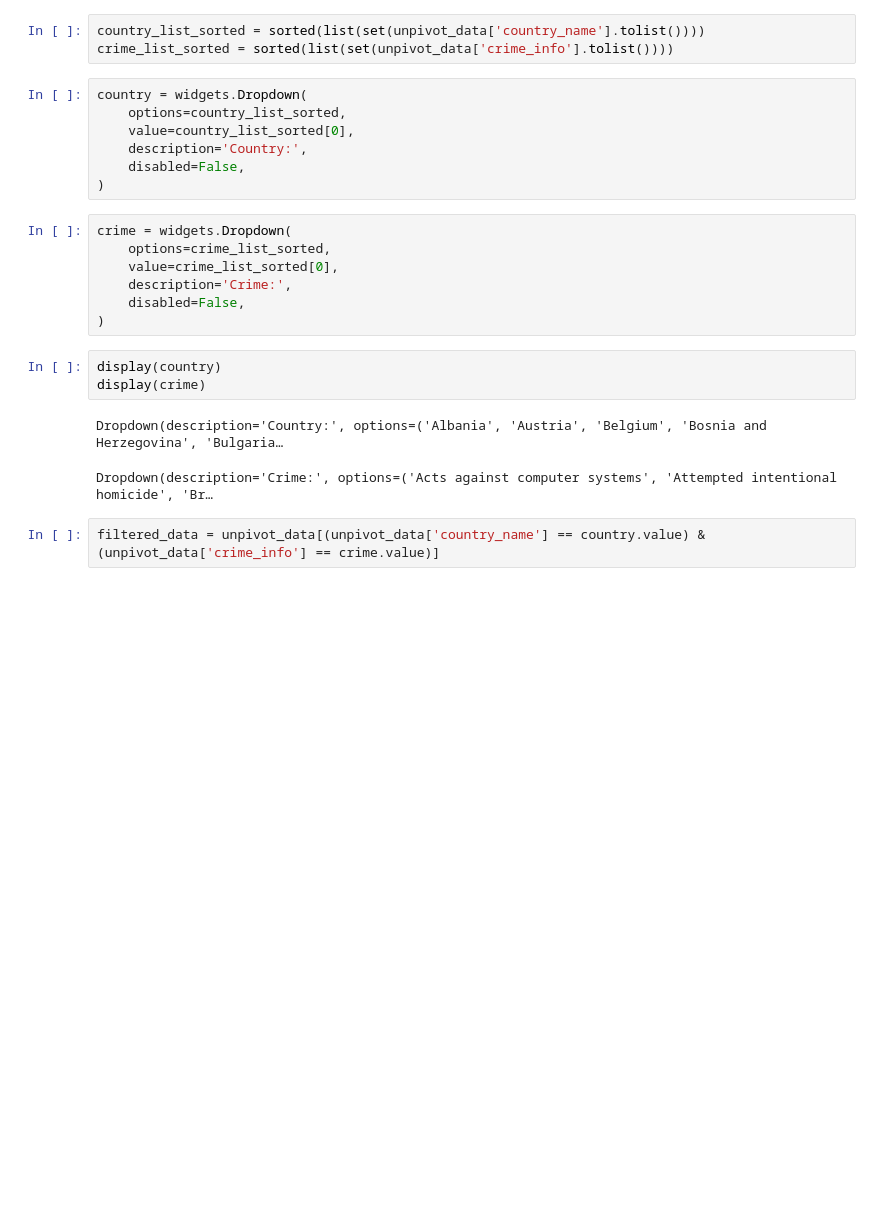
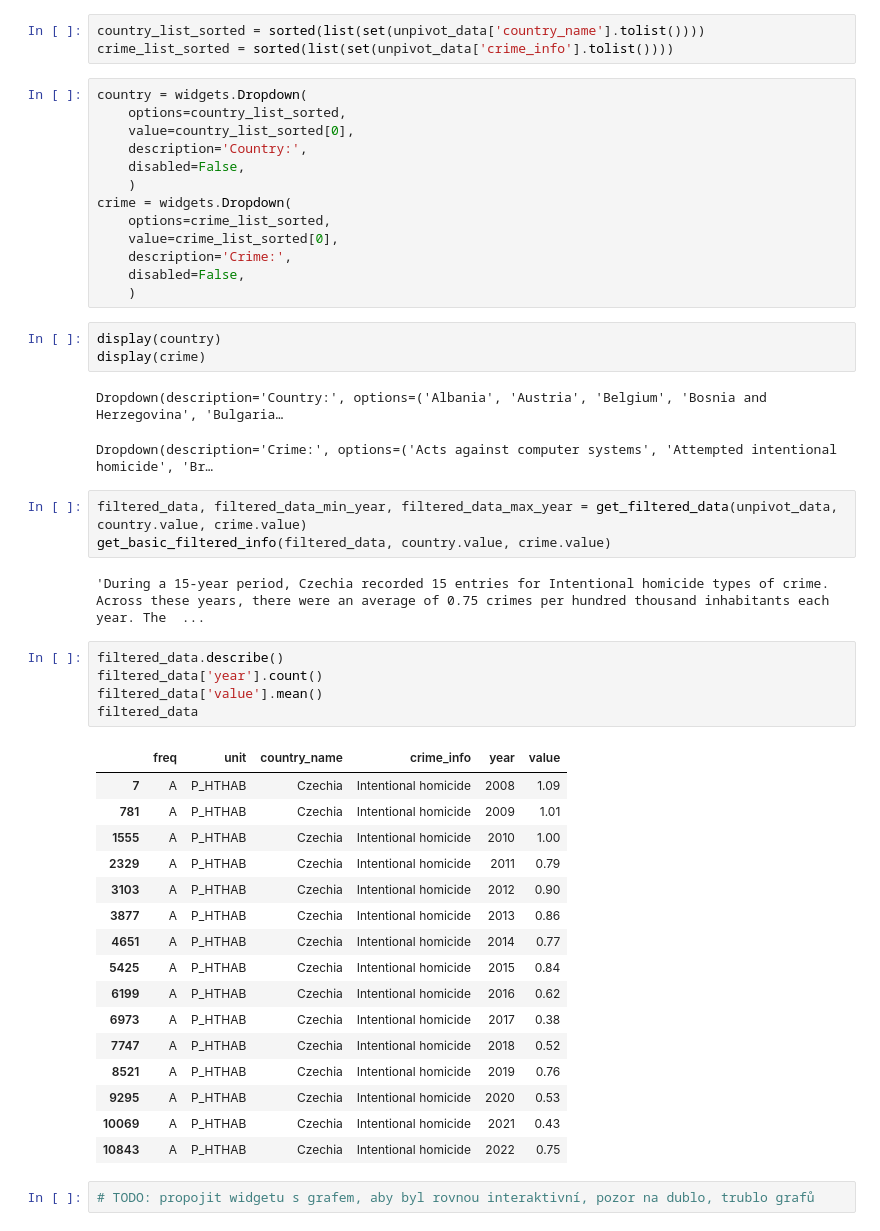
Before and after one commit to klbek/Analysis-of-Crime-in-the-EU, a Jupyter notebook: test_dat_zkouska2.ipynb, the cells around one changed output. Drawn from its saved outputs; the diff is of its cells as text; blank space fills up the shorter version.

```diff
--- a/test_dat_zkouska2.ipynb
+++ b/test_dat_zkouska2.ipynb
@@ -136,14 +70,13 @@ country = widgets.Dropdown(
     value=country_list_sorted[0],
     description='Country:',
     disabled=False,
-)
+    )
+crime = widgets.Dropdown(
+    options=crime_list_sorted,
+    value=crime_list_sorted[0],
+    description='Crime:',
+    disabled=False,
+    )
-# %%
-crime = widgets.Dropdown(
-    options=crime_list_sorted,
-    value=crime_list_sorted[0],
-    description='Crime:',
-    disabled=False,
-)
 # %%
 display(country)
 display(crime)
@@ -151,4 +84,31 @@ display(crime)
 Dropdown(description='Country:', options=('Albania', 'Austria', 'Belgium', 'Bosnia and Herzegovina', 'Bulgaria…
 Dropdown(description='Crime:', options=('Acts against computer systems', 'Attempted intentional homicide', 'Br…
 # %%
-filtered_data = unpivot_data[(unpivot_data['country_name'] == country.value) & (unpivot_data['crime_info'] == crime.value)]
+filtered_data, filtered_data_min_year, filtered_data_max_year = get_filtered_data(unpivot_data, country.value, crime.value)
+get_basic_filtered_info(filtered_data, country.value, crime.value)
+# %% [output]
+'During a 15-year period, Czechia recorded 15 entries for Intentional homicide types of crime. Across these years, there were an average of 0.75 crimes per hundred thousand inhabitants each year. The  ...
+# %%
+filtered_data.describe()
+filtered_data['year'].count()
+filtered_data['value'].mean()
+filtered_data
+# %% [output]
+|  | freq | unit | country_name | crime_info | year | value |
+| 7 | A | P_HTHAB | Czechia | Intentional homicide | 2008 | 1.09 |
+| 781 | A | P_HTHAB | Czechia | Intentional homicide | 2009 | 1.01 |
+| 1555 | A | P_HTHAB | Czechia | Intentional homicide | 2010 | 1.00 |
+| 2329 | A | P_HTHAB | Czechia | Intentional homicide | 2011 | 0.79 |
+| 3103 | A | P_HTHAB | Czechia | Intentional homicide | 2012 | 0.90 |
+| 3877 | A | P_HTHAB | Czechia | Intentional homicide | 2013 | 0.86 |
+| 4651 | A | P_HTHAB | Czechia | Intentional homicide | 2014 | 0.77 |
+| 5425 | A | P_HTHAB | Czechia | Intentional homicide | 2015 | 0.84 |
+| 6199 | A | P_HTHAB | Czechia | Intentional homicide | 2016 | 0.62 |
+| 6973 | A | P_HTHAB | Czechia | Intentional homicide | 2017 | 0.38 |
+| 7747 | A | P_HTHAB | Czechia | Intentional homicide | 2018 | 0.52 |
+| 8521 | A | P_HTHAB | Czechia | Intentional homicide | 2019 | 0.76 |
+| 9295 | A | P_HTHAB | Czechia | Intentional homicide | 2020 | 0.53 |
+| 10069 | A | P_HTHAB | Czechia | Intentional homicide | 2021 | 0.43 |
+| 10843 | A | P_HTHAB | Czechia | Intentional homicide | 2022 | 0.75 |
+# %%
+# TODO: propojit widgetu s grafem, aby byl rovnou interaktivní, pozor na dublo, trublo grafů
```
Also changed, not shown: parts of 11 cells of this notebook, 1 other file.
